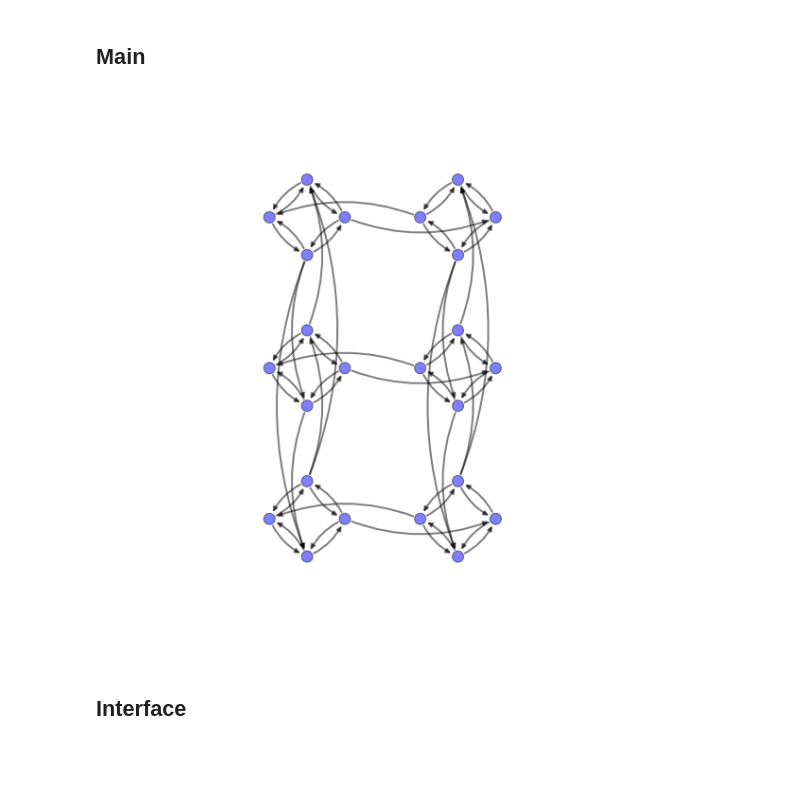
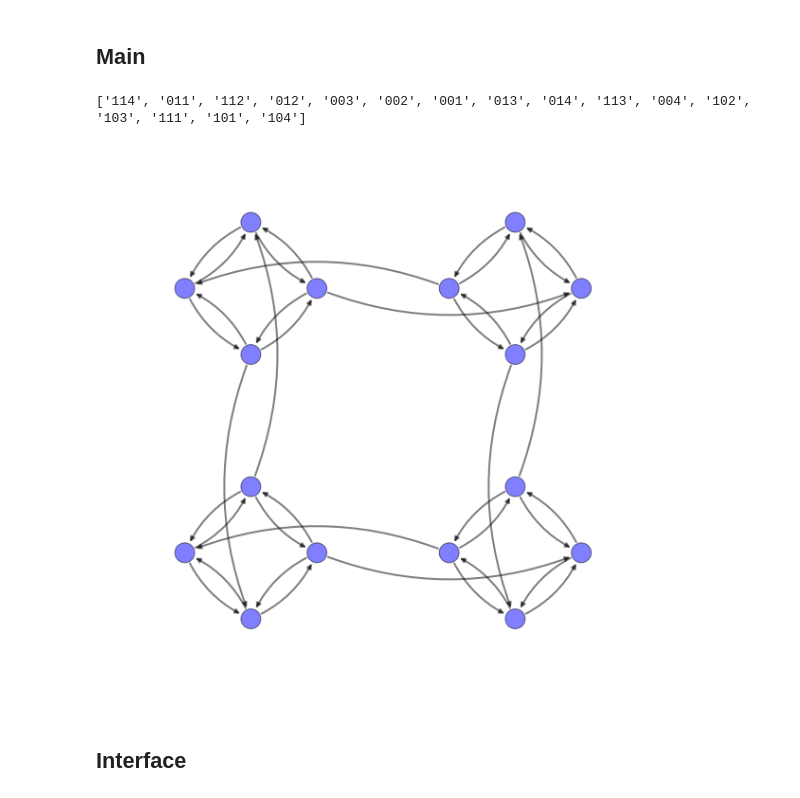
Before and after one commit to emited/ProjMOGPL, a Jupyter notebook: projet.ipynb, the cells around one changed output. Saved outputs shown, nothing was run; the diff lists cells and outputs as text; code cells hidden in the pictures; blank space fills up the shorter version.

```diff
--- a/projet.ipynb
+++ b/projet.ipynb
@@ -30,3 +32,5 @@ def readfile(filename):
+# %%
+m,n,A,iS,jS,iE,jE,sD=readfile('entree.txt')
 # %% [markdown]
 ## CREATION & GESTION DU GRAPHE
 # %% [markdown]
@@ -155,11 +163,15 @@ def show_graph(G): # affiche le graphe
 # %% [markdown]
 ## Main
 # %%
-M,N=2,1
+M,N=2,2
 A=np.zeros((M,N))
 G=gen_graph(M,N,A)
+
+#G.remove_node('1-14')
+print G.nodes(data=False)
 show_graph(G)
 # %% [output]
+['114', '011', '112', '012', '003', '002', '001', '013', '014', '113', '004', '102', '103', '111', '101', '104']
-[figure, old version]
+[figure, new version]
 # %% [markdown]
 ## Interface
```
Also changed, not shown: parts of 3 cells of this notebook.
